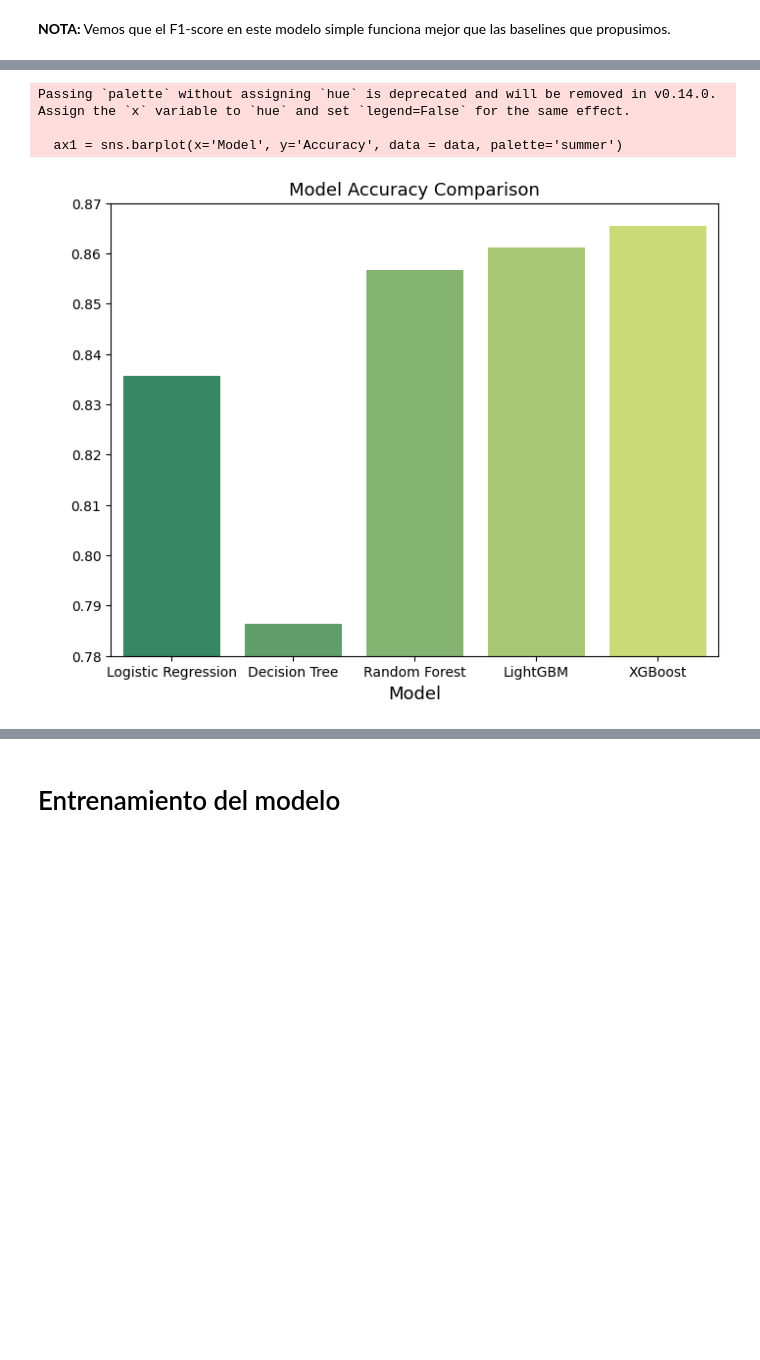
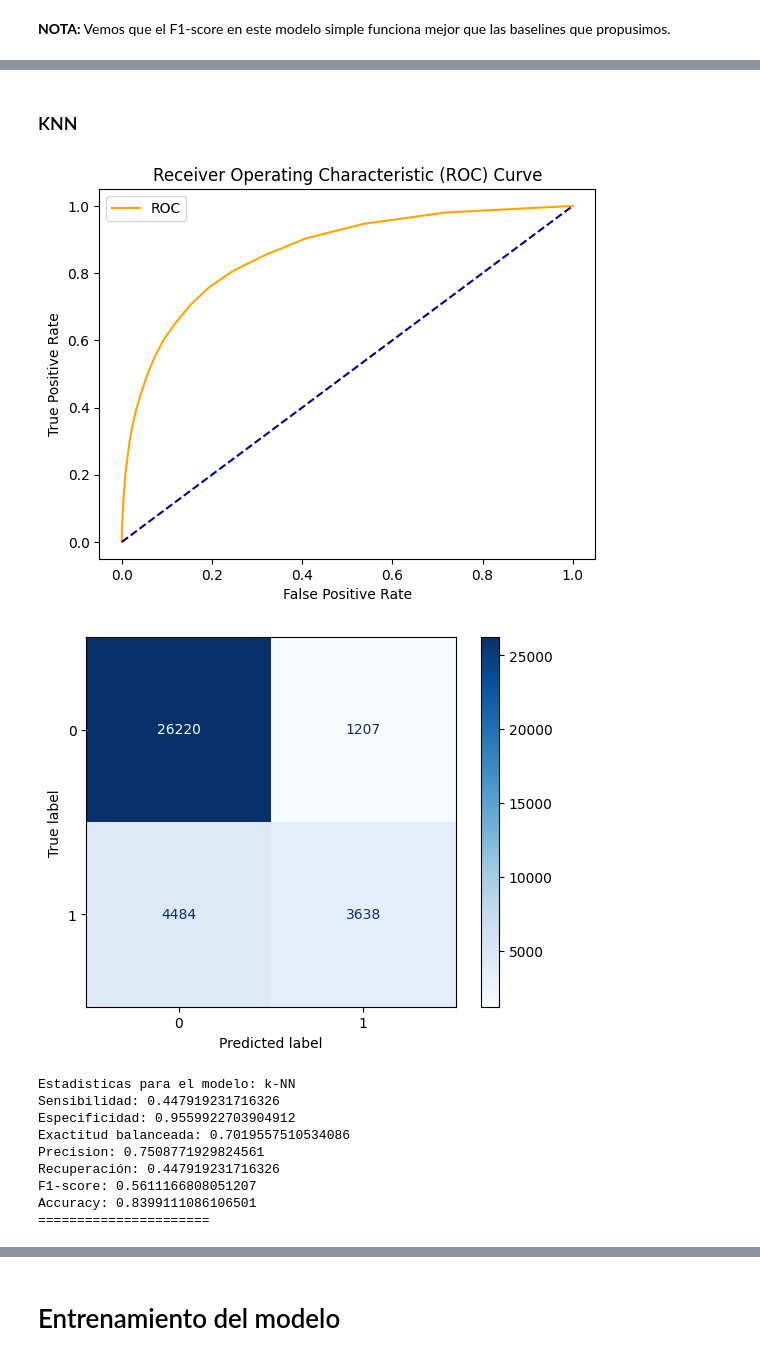
Before and after one commit to diegosarina-ceia/AMq1, a Jupyter notebook: TP_Final_Entrenamiento_WeatherAustralia.ipynb, the cells around one changed output, grey strips where cells are left out. Drawn from its saved outputs; the diff is of its cells as text; code cells hidden in the pictures; blank space fills up the shorter version.

```diff
--- a/TP_Final_Entrenamiento_WeatherAustralia.ipynb
+++ b/TP_Final_Entrenamiento_WeatherAustralia.ipynb
@@ -591,28 +635,24 @@ Accuracy: 0.8654251877689949
 ======================
-# %%
-# Model Comparison
-accuracy_scores = [accuracy_lr, accuracy_dt, accuracy_rf, accuracy_lgb, accuracy_xgb]
-roc_auc_scores = [roc_auc_lr, roc_auc_dt, roc_auc_rf, roc_auc_lgb, roc_auc_xgb]
-coh_kap_scores = [coh_kap_lr, coh_kap_dt, coh_kap_rf, coh_kap_lgb, coh_kap_xgb]
-tt = [tt_lr, tt_dt, tt_rf, tt_lgb, tt_xgb]
-
-model_data = {'Model': ['Logistic Regression','Decision Tree','Random Forest','LightGBM','XGBoost'],
-              'Accuracy': accuracy_scores,
-              'ROC_AUC': roc_auc_scores,
-              'Cohen_Kappa': coh_kap_scores,
-              #'Time taken': tt
-              }
-data = pd.DataFrame(model_data)
-
-fig, ax1 = plt.subplots(figsize=(8,6))
-ax1.set_title('Model Accuracy Comparison', fontsize=13)
-ax1.set_xlabel('Model', fontsize=13)
-ax1.set_ylabel('Accuracy', fontsize=13, color=color)
-ax1.set(ylim=(0.78, 0.87))
-ax1 = sns.barplot(x='Model', y='Accuracy', data = data, palette='summer')
-ax1.tick_params(axis='y')
-# %% [output]
-Passing `palette` without assigning `hue` is deprecated and will be removed in v0.14.0. Assign the `x` variable to `hue` and set `legend=False` for the same effect.
-
-  ax1 = sns.barplot(x='Model', y='Accuracy', data = data, palette='summer')
-[figure, removed]
+# %% [markdown]
+### KNN
+# %%
+params_knn = {
+    'n_neighbors': 23,
+    'metric': 'minkowski',
+    'p': 2
+}
+
+model_knn = KNeighborsClassifier(**params_knn)
+model_knn, accuracy_knn, roc_auc_knn, coh_kap_knn, ttt_knn, ttp_knn = run_model(model_knn, X_train, y_train, X_test, y_test, "k-NN")
+# %% [output]
+[figure, added]
+[figure, added]
+Estadisticas para el modelo: k-NN
+Sensibilidad: 0.447919231716326
+Especificidad: 0.9559922703904912
+Exactitud balanceada: 0.7019557510534086
+Precision: 0.7508771929824561
+Recuperación: 0.447919231716326
+F1-score: 0.5611166808051207
+Accuracy: 0.8399111086106501
+======================
```
Also changed, not shown: parts of 52 cells of this notebook, 1 other file.
